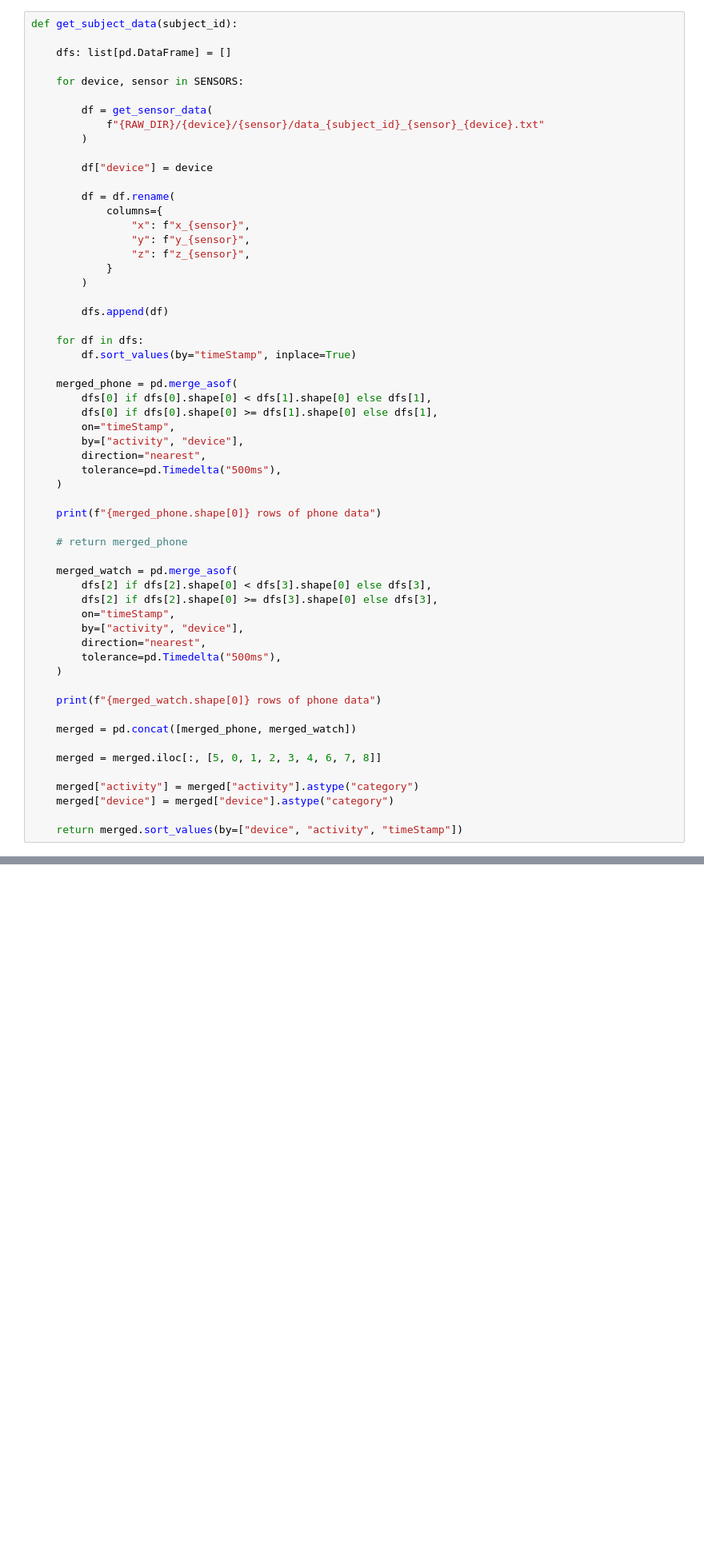
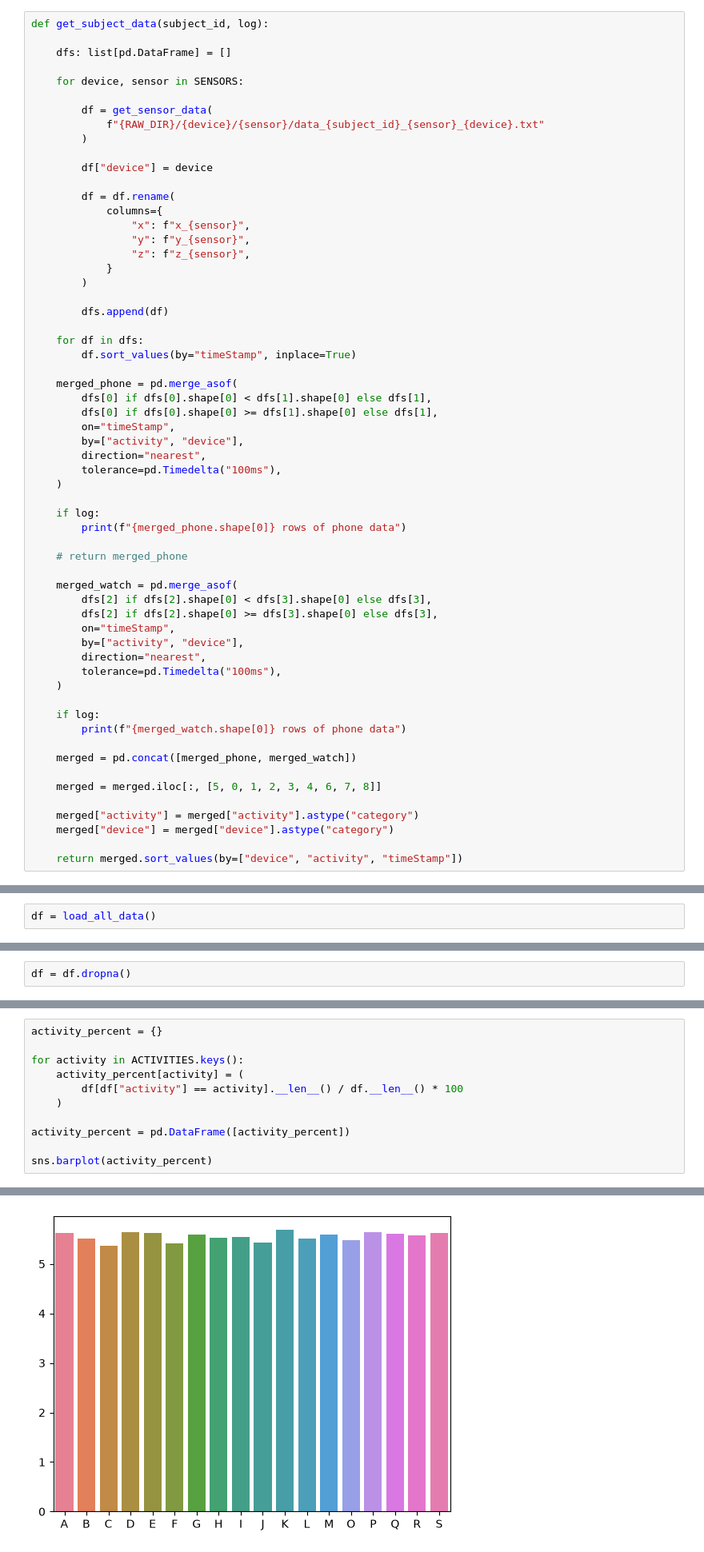
Before and after one commit to netinova/wisdm-activity-predictor, a Jupyter notebook: notebooks/eda.ipynb, the cells around one changed output, grey strips where cells are left out. Shown at 80% size. Saved outputs shown, nothing was run; the diff lists cells and outputs as text; blank space fills up the shorter version.

Commit message:
Completed the data loading and created some nice visualizations to study the data

```diff
--- a/notebooks/eda.ipynb
+++ b/notebooks/eda.ipynb
@@ -24,7 +46,7 @@ def get_sensor_data(filepath):
 
     return df
 # %%
-def get_subject_data(subject_id):
+def get_subject_data(subject_id, log):
 
     dfs: list[pd.DataFrame] = []
 
@@ -55,10 +77,11 @@ def get_subject_data(subject_id):
         on="timeStamp",
         by=["activity", "device"],
         direction="nearest",
-        tolerance=pd.Timedelta("500ms"),
+        tolerance=pd.Timedelta("100ms"),
     )
 
-    print(f"{merged_phone.shape[0]} rows of phone data")
+    if log:
+        print(f"{merged_phone.shape[0]} rows of phone data")
 
     # return merged_phone
 
@@ -68,10 +91,11 @@ def get_subject_data(subject_id):
         on="timeStamp",
         by=["activity", "device"],
         direction="nearest",
-        tolerance=pd.Timedelta("500ms"),
+        tolerance=pd.Timedelta("100ms"),
     )
 
-    print(f"{merged_watch.shape[0]} rows of phone data")
+    if log:
+        print(f"{merged_watch.shape[0]} rows of phone data")
 
     merged = pd.concat([merged_phone, merged_watch])
 
@@ -101,0 +168,2 @@ df[df["activity"] == "B"].head(10)
+# %%
+df = load_all_data()
@@ -101,0 +188,2 @@ df[df["activity"] == "B"].head(10)
+# %%
+df = df.dropna()
@@ -101,0 +214,12 @@ df[df["activity"] == "B"].head(10)
+# %%
+activity_percent = {}
+
+for activity in ACTIVITIES.keys():
+    activity_percent[activity] = (
+        df[df["activity"] == activity].__len__() / df.__len__() * 100
+    )
+
+activity_percent = pd.DataFrame([activity_percent])
+
+sns.barplot(activity_percent)
+# %% [output]
@@ -101,0 +227 @@ df[df["activity"] == "B"].head(10)
+[figure, added]
```
Also changed, not shown: parts of 12 cells of this notebook.
